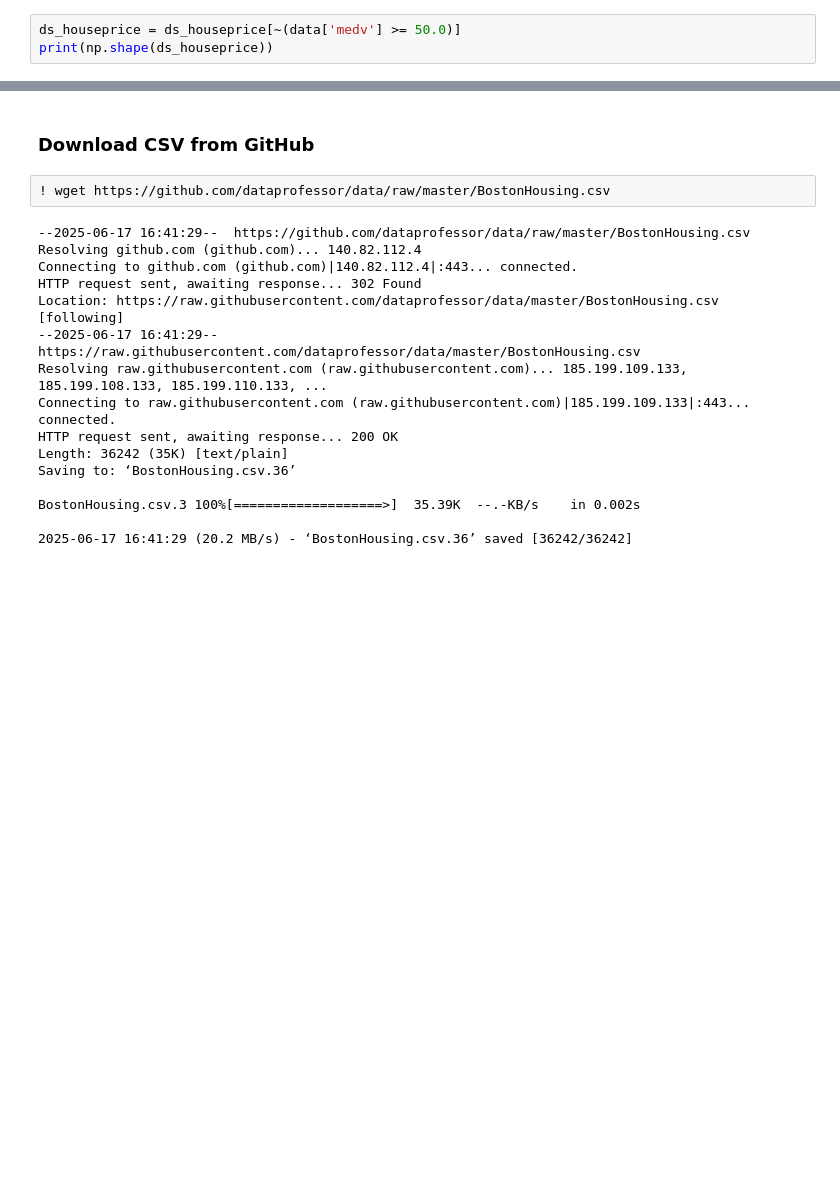
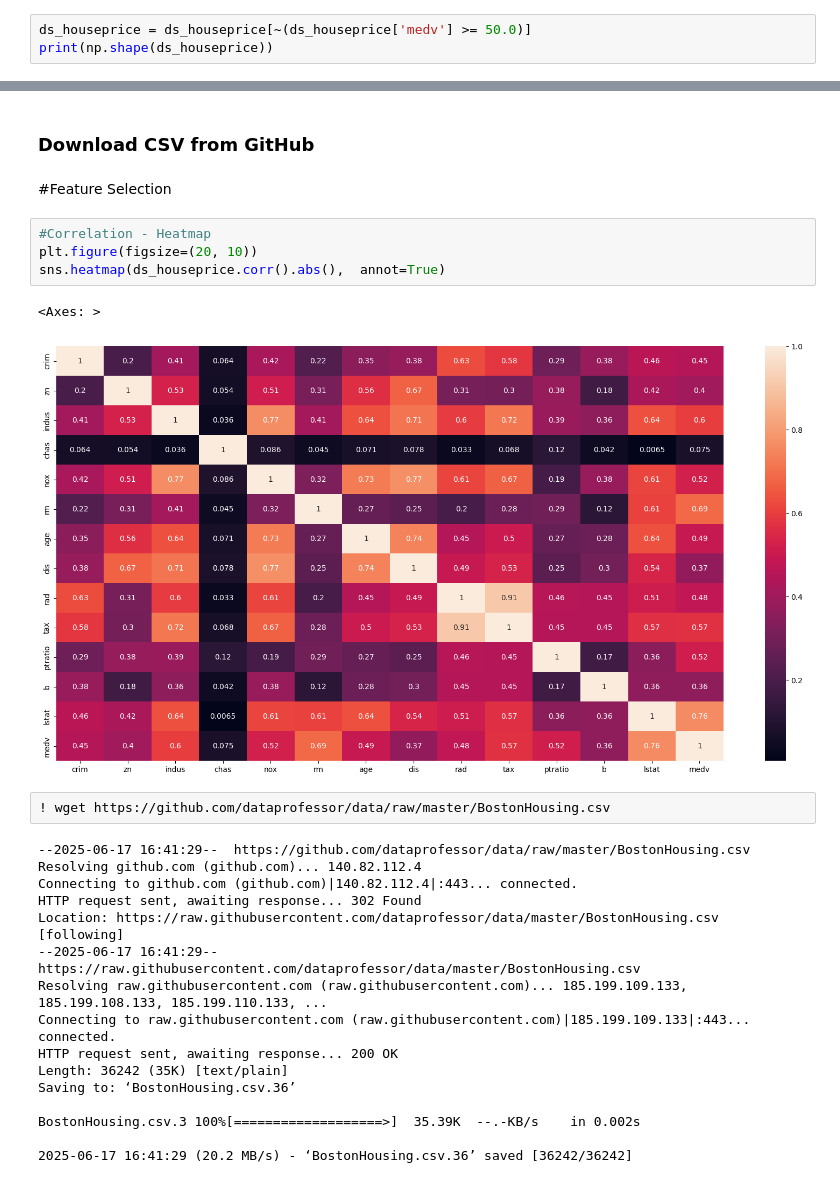
Before and after one commit to YumnaZai/ML-Projects, a Jupyter notebook: Regression-Linear_Regression.ipynb, the cells around one changed output, grey strips where cells are left out. Saved outputs shown, nothing was run; the diff lists cells and outputs as text; blank space fills up the shorter version.

```diff
--- a/Regression-Linear_Regression.ipynb
+++ b/Regression-Linear_Regression.ipynb
@@ -213,7 +237,7 @@ plt.tight_layout(pad=0.4, w_pad=0.5, h_pad=5.0)
 # %% [markdown]
 Columns like CRIM, ZN, RM, B seems to have outliers
 # %%
-ds_houseprice = ds_houseprice[~(data['medv'] >= 50.0)]
+ds_houseprice = ds_houseprice[~(ds_houseprice['medv'] >= 50.0)]
 print(np.shape(ds_houseprice))
 # %% [output]
 (490, 14)
@@ -226,5 +268,14 @@ plt.show()
 # %% [markdown]
 ### **Download CSV from GitHub**
+# %% [markdown]
+#Feature Selection
+# %%
+#Correlation - Heatmap
+plt.figure(figsize=(20, 10))
+sns.heatmap(ds_houseprice.corr().abs(),  annot=True)
+# %% [output]
+<Axes: >
+[figure, added]
 # %%
 ! wget https://github.com/dataprofessor/data/raw/master/BostonHousing.csv
 # %% [output]
```
Also changed, not shown: parts of 3 cells of this notebook.
